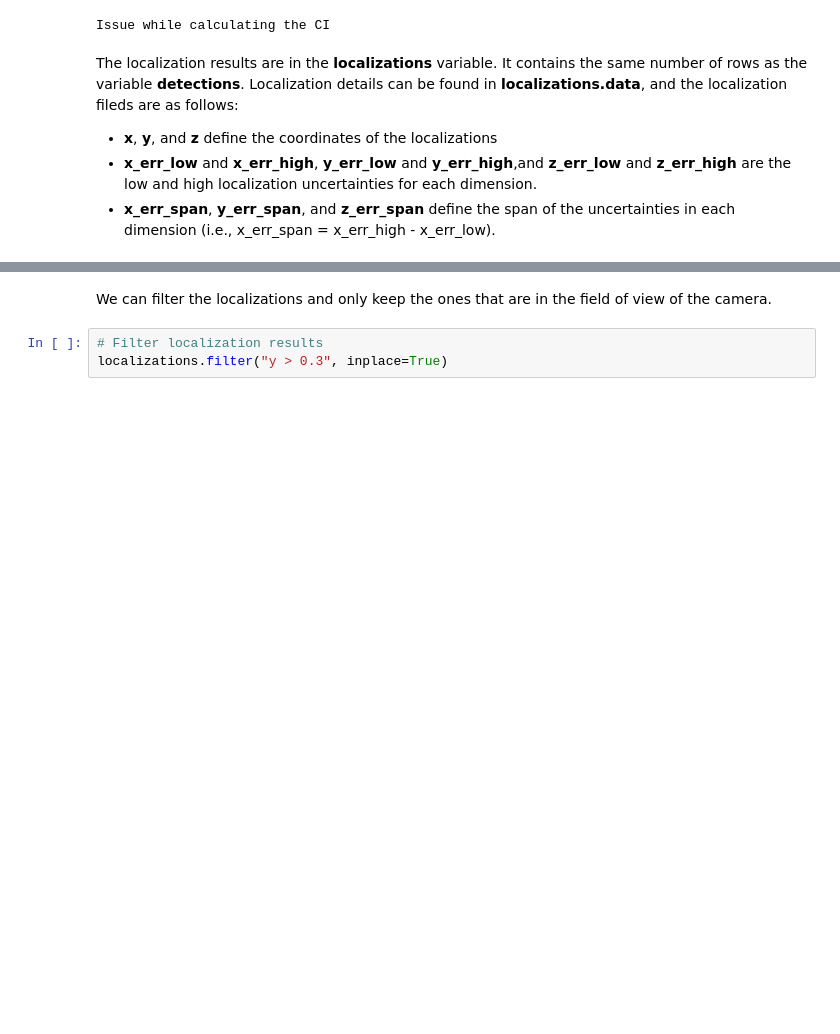
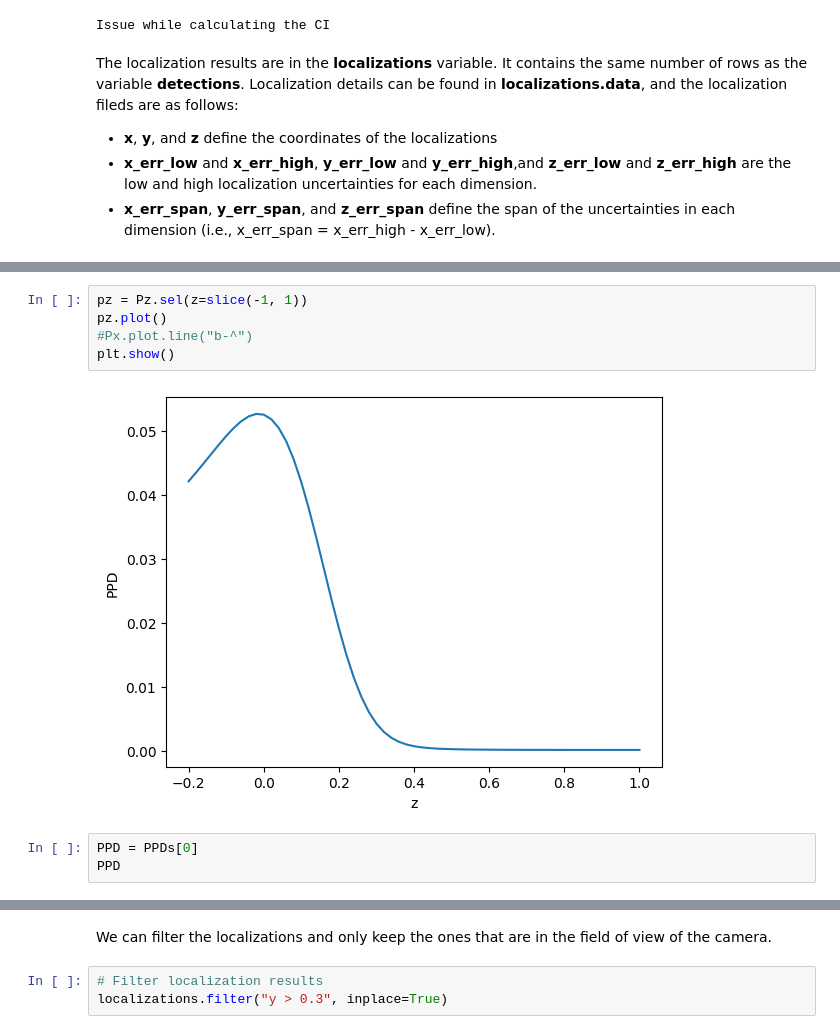
Before and after one commit to xaviermouy/XAV-arrays, a Jupyter notebook: localization/Localization_non-linear_inversion.ipynb, the cells around one changed output, grey strips where cells are left out. Cells and saved outputs as stored; diff of their text form; blank space fills up the shorter version.

```diff
--- a/localization/Localization_non-linear_inversion.ipynb
+++ b/localization/Localization_non-linear_inversion.ipynb
@@ -302,2 +330,12 @@ The localization results are in the **localizations** variable. It contains the
+# %%
+pz = Pz.sel(z=slice(-1, 1))
+pz.plot()
+#Px.plot.line("b-^")
+plt.show()
+# %% [output]
+[figure, added]
+# %%
+PPD = PPDs[0]
+PPD
 # %%
 localizations.data
```
Also changed, not shown: parts of 7 cells of this notebook, 7 other files.
